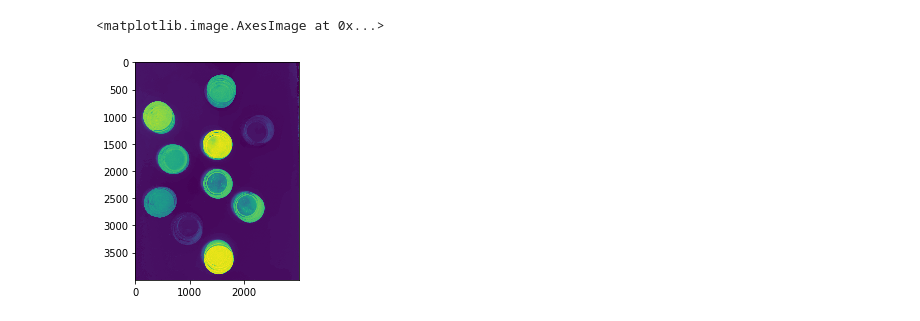
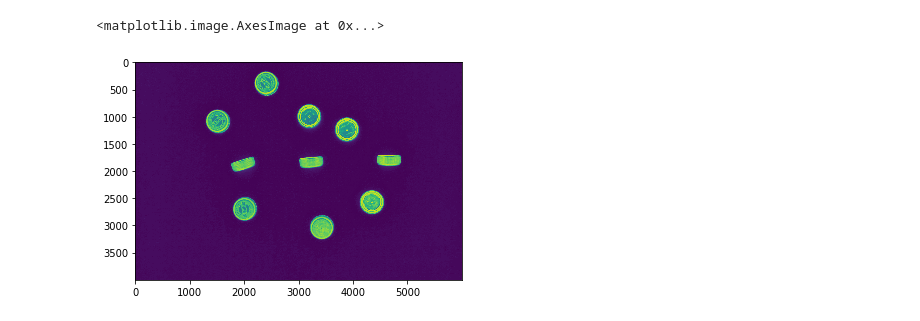
Before and after one commit to zhaoxuyang13/CapDetect, a Jupyter notebook: test(1).ipynb, the cells around one changed output. Cells and saved outputs as stored; diff of their text form; code cells hidden in the pictures.

```diff
--- a/test(1).ipynb
+++ b/test(1).ipynb
@@ -40,18 +40,18 @@ def rotateImage(img, degree, pt1, pt2, pt3, pt4):
   imgOut = cv2.resize(imgOut, (500, 500))
   return imgOut;
 # %%
-origin = cv2.imread("./wrong/IMG_20191221_100955.jpg")
+origin = cv2.imread("./resource/DSC02715.JPG")
 hsv = cv2.cvtColor(origin,cv2.COLOR_BGR2HSV)
 
 # lower_blue = np.array([10,50,50])
 # upper_blue = np.array([180,255,255])
 # mask = cv2.inRange(hsv,lower_blue,upper_blue)
 # img = cv2.resize(mask,(300,300))
 h,s,v = cv2.split(hsv)
 plt.imshow(s)
 # %% [output]
 <matplotlib.image.AxesImage at 0x...>
-[figure, old version]
+[figure, new version]
 # %%
 # gray = cv2.cvtColor(origin, cv2.COLOR_BGR2GRAY)
 # plt.imshow(gray)
```
Also changed, not shown: parts of 10 cells of this notebook, 5 other files.
